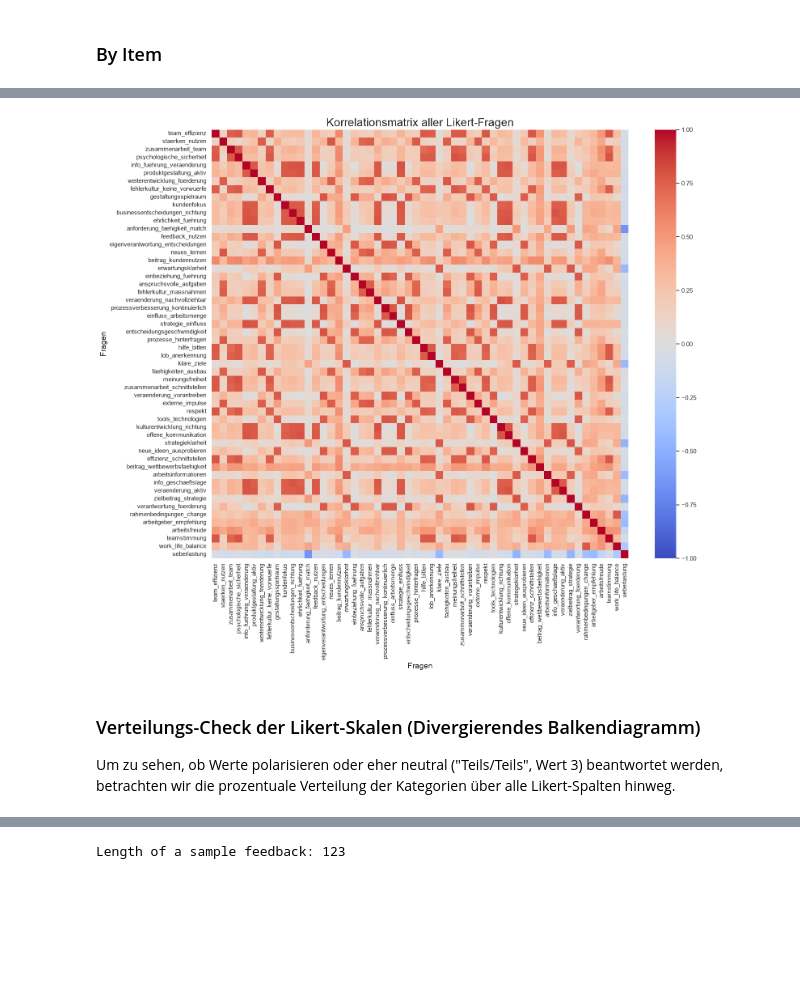
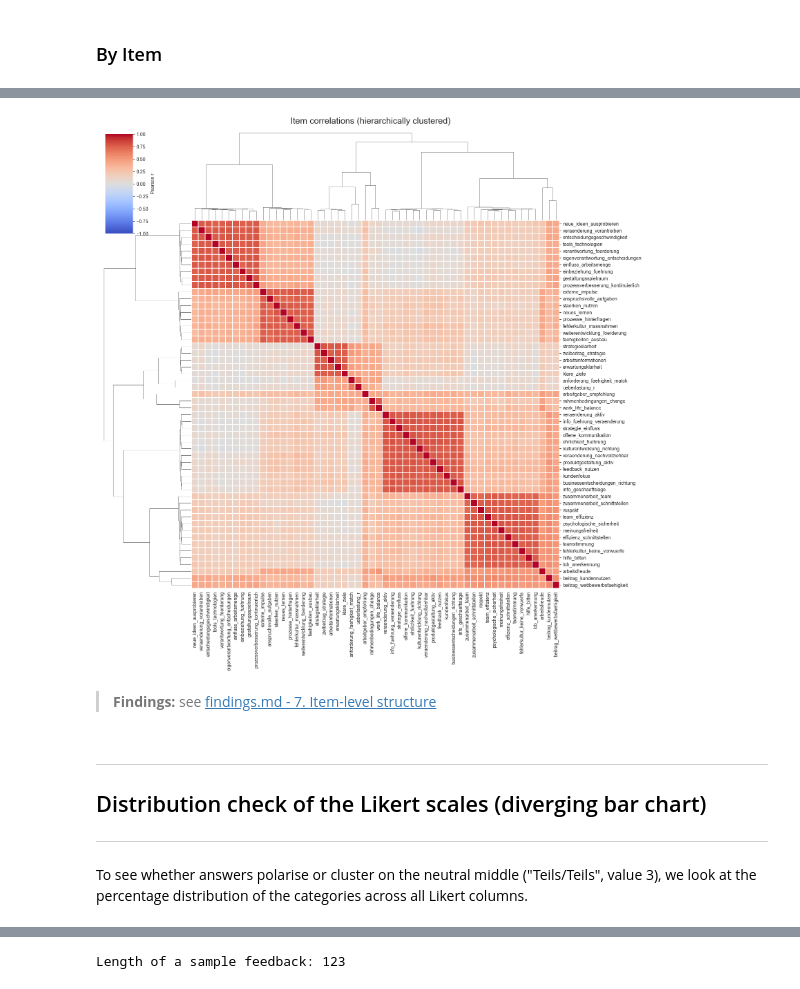
Before and after one commit to IzziePy/ELFI-capstone, a Jupyter notebook: eda.ipynb, the cells around one changed output, grey strips where cells are left out. Cells and saved outputs as stored; diff of their text form; code cells hidden in the pictures; blank space fills up the shorter version.

Commit message:
Final first EDA on dummy data

```diff
--- a/eda.ipynb
+++ b/eda.ipynb
@@ -255,0 +357,5 @@ data[cols_to_recode] = data[cols_to_recode].apply(pd.to_numeric, errors='coerce'
+# %%
+# Per respondent: how often did they use the escape option? A data-quality
+# feature - many escape answers can indicate low involvement or carelessness.
+data['n_no_judgement'] = no_judgement_mask.sum(axis=1).astype(int)
+print(data['n_no_judgement'].describe().round(2))
@@ -565,7 +870,7 @@ display(df_thema_stats)
 # %%
-# Save the topic scores for later analysis (e.g., correlation, modeling)
-for name, spalten_liste in kategorien_dict.items():
-    # Properly replace umlauts and spaces
+# Save the topic scores for later analysis (correlation, group comparison, modeling)
+score_cols = []
+for name, item_columns in categories_dict.items():
     clean_name = (
         name.lower()
         .replace(" ", "_")
@@ -573,10 +878,10 @@ for name, spalten_liste in kategorien_dict.items():
         .replace("ö", "oe")
         .replace("ü", "ue")
     )
-    data[f'{clean_name}_score'] = data[spalten_liste].mean(axis=1)
+    data[f'{clean_name}_score'] = data[item_columns].mean(axis=1)
+    score_cols.append(f'{clean_name}_score')
 
-# Example: New columns in the DataFrame
-print(data.filter(like='_score').columns.tolist())
+print(score_cols)
 # %% [output]
 ['teamarbeit_score', 'kultur_score', 'fuehrung_score', 'strategie_score', 'arbeitsgestaltung_score', 'entwicklung_score', 'wertschoepfung_score', 'engagement_score']
 # %% [markdown]
@@ -721,23 +1011,34 @@ data.head()
 # %%
-# Nur die umkodierten Likert-Spalten auswählen
+# Correlation of all 54 items.
+# A plain 54x54 heatmap is unreadable, so the clustermap reorders rows and
+# columns by similarity: blocks of related items become visible and can be
+# compared against the thematic grouping defined above.
 cols_likert = cols_to_recode
+item_correlations = data[cols_likert].corr()
 
-# Korrelationsmatrix berechnen
-korrelation_likert = data[cols_likert].corr()
-
-# Als große Heatmap visualisieren
-plt.figure(figsize=(16, 14))
-sns.heatmap(korrelation_likert, cmap='coolwarm', vmin=-1, vmax=1, annot=False, cbar=True)
-plt.title('Korrelationsmatrix aller Likert-Fragen', fontsize=20)
-plt.xlabel('Fragen', fontsize=14)
-plt.ylabel('Fragen', fontsize=14)
-plt.xticks(rotation=90)
-plt.yticks(rotation=0)
-plt.tight_layout()
+g = sns.clustermap(
+    item_correlations,
+    cmap='coolwarm',
+    vmin=-1,
+    vmax=1,
+    figsize=(16, 16),
+    linewidths=0.2,
+    cbar_kws={'label': 'Pearson r'},
+)
+g.figure.suptitle('Item correlations (hierarchically clustered)',
+                  fontsize=18, y=1.01)
 plt.show()
 # %% [output]
-[figure, old version]
+[figure, new version]
+# %% [markdown]
+> **Findings:** see [findings.md - 7. Item-level structure](findings.md#7-item-level-structure)
 # %% [markdown]
-### Verteilungs-Check der Likert-Skalen (Divergierendes Balkendiagramm)
+---
 
-Um zu sehen, ob Werte polarisieren oder eher neutral ("Teils/Teils", Wert 3) beantwortet werden, betrachten wir die prozentuale Verteilung der Kategorien über alle Likert-Spalten hinweg.
+## Distribution check of the Likert scales (diverging bar chart)
+
+---
+
+To see whether answers polarise or cluster on the neutral middle ("Teils/Teils",
+value 3), we look at the percentage distribution of the categories across all
+Likert columns.
```
Also changed, not shown: parts of 108 cells of this notebook, 3 other files.
